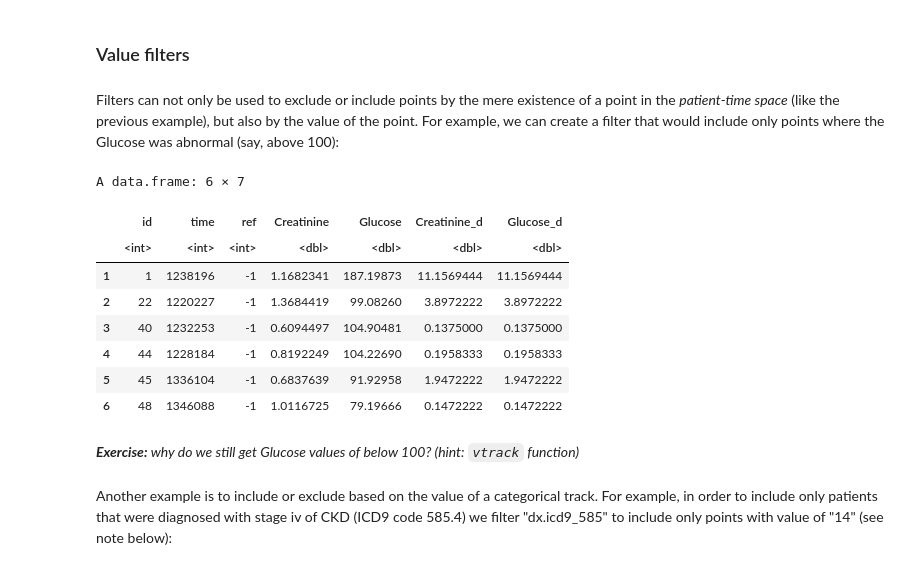
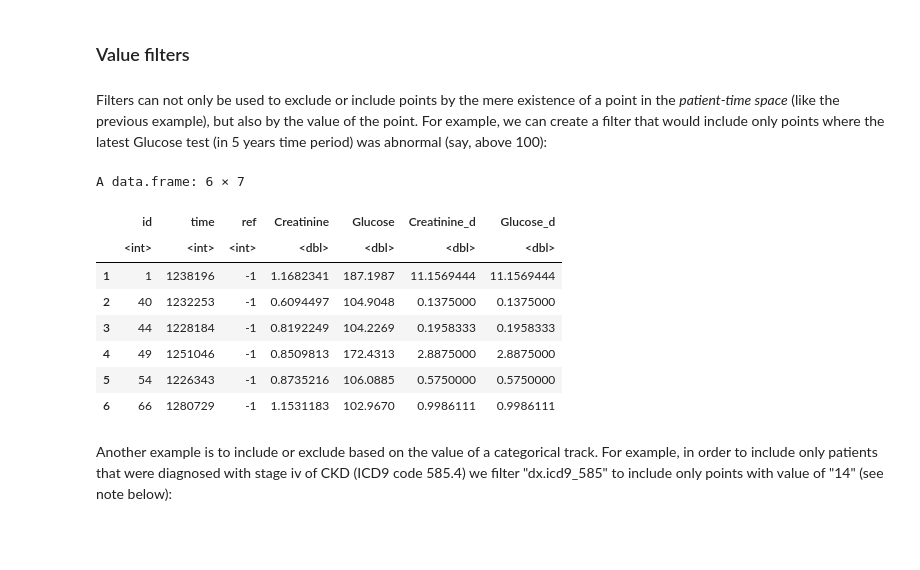
Before and after one commit to tanaylab/IIAS2023, a Jupyter notebook: naryn.ipynb, the cells around one changed output. Cells and saved outputs as stored; diff of their text form; code cells hidden in the pictures; blank space fills up the shorter version.

```diff
--- a/naryn.ipynb
+++ b/naryn.ipynb
@@ -364,28 +380,26 @@ _**Exercise:** Create a filter that would only allow patients that would have CK
 # %% [markdown]
 ### Value filters
 # %% [markdown]
-Filters can not only be used to exclude or include points by the mere existence of a point in the *patient-time space* (like the previous example), but also by the value of the point. For example, we can create a filter that would include only points where the Glucose was abnormal (say, above 100):
+Filters can not only be used to exclude or include points by the mere existence of a point in the *patient-time space* (like the previous example), but also by the value of the point. For example, we can create a filter that would include only points where the latest Glucose test (in 5 years time period) was abnormal (say, above 100):
 # %%
 emr_filter.create("abnormal_glucose", "glucose_5y", val = 100, operator = ">")
 ckd_labs_abnormal_glucose <- emr_extract(
     c("creatinine_5y", "glucose_5y", "creatinine_5y_d/month()", "glucose_5y_d/month()"),
     iterator = "dx.icd9_585",
-    filter = "!ckd_in_past & glucose_5y",
+    filter = "!ckd_in_past & abnormal_glucose",
     names = c("Creatinine", "Glucose", "Creatinine_d", "Glucose_d")
 )
 head(ckd_labs_abnormal_glucose)
 # %% [output]
 A data.frame: 6 × 7
 |  | id | time | ref | Creatinine | Glucose | Creatinine_d | Glucose_d |
 |  | <int> | <int> | <int> | <dbl> | <dbl> | <dbl> | <dbl> |
-| 1 | 1 | 1238196 | -1 | 1.1682341 | 187.19873 | 11.1569444 | 11.1569444 |
-| 2 | 22 | 1220227 | -1 | 1.3684419 | 99.08260 | 3.8972222 | 3.8972222 |
-| 3 | 40 | 1232253 | -1 | 0.6094497 | 104.90481 | 0.1375000 | 0.1375000 |
-| 4 | 44 | 1228184 | -1 | 0.8192249 | 104.22690 | 0.1958333 | 0.1958333 |
-| 5 | 45 | 1336104 | -1 | 0.6837639 | 91.92958 | 1.9472222 | 1.9472222 |
-| 6 | 48 | 1346088 | -1 | 1.0116725 | 79.19666 | 0.1472222 | 0.1472222 |
+| 1 | 1 | 1238196 | -1 | 1.1682341 | 187.1987 | 11.1569444 | 11.1569444 |
+| 2 | 40 | 1232253 | -1 | 0.6094497 | 104.9048 | 0.1375000 | 0.1375000 |
+| 3 | 44 | 1228184 | -1 | 0.8192249 | 104.2269 | 0.1958333 | 0.1958333 |
+| 4 | 49 | 1251046 | -1 | 0.8509813 | 172.4313 | 2.8875000 | 2.8875000 |
+| 5 | 54 | 1226343 | -1 | 0.8735216 | 106.0885 | 0.5750000 | 0.5750000 |
+| 6 | 66 | 1280729 | -1 | 1.1531183 | 102.9670 | 0.9986111 | 0.9986111 |
-# %% [markdown]
-_**Exercise:** why do we still get Glucose values of below 100? (hint: `vtrack` function)_
 # %% [markdown]
 Another example is to include or exclude based on the value of a categorical track. For example, in order to include only patients that were diagnosed with stage iv of CKD (ICD9 code 585.4) we filter "dx.icd9_585" to include only points with value of "14" (see note below):
 # %%
```
Also changed, not shown: parts of 12 cells of this notebook, 2 other files.
